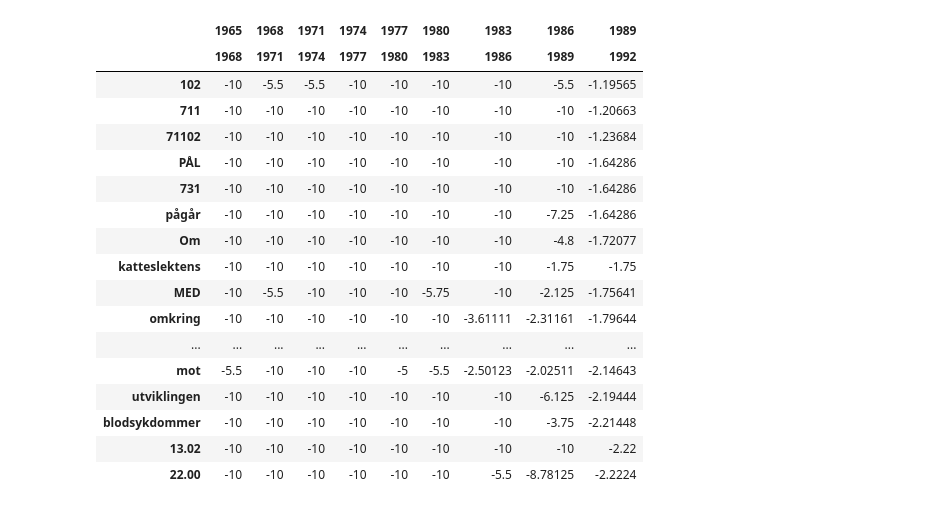
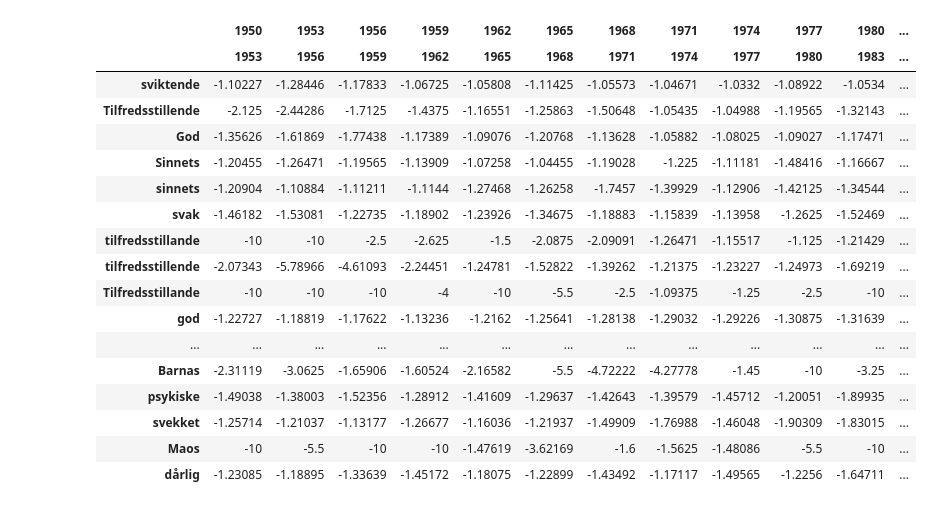
Before and after one commit to Yoonsen/HeCore, a Jupyter notebook: collocations-hecore.ipynb, the cells around one changed output. Drawn from its saved outputs; the diff is of its cells as text; code cells hidden in the pictures.

```diff
--- a/collocations-hecore.ipynb
+++ b/collocations-hecore.ipynb
@@ -101,0 +102,2 @@ def make_scores(word, period=(1965, 1990), before=10, after=10):
+# %%
+helse_l, helse_left = make_collocations('helse', period=(1950, 2000), before=10, after=0)
@@ -145,21 +205,21 @@ behandler:  1989 1992
 # %%
-show_frame(hiv_left, colnum=8, fillval=-10, up=False, axis=1)
+show_frame(helse_left, colnum = 8, fillval = -10, up = False, axis = 1)
 # %% [output]
-|  | 1965 | 1968 | 1971 | 1974 | 1977 | 1980 | 1983 | 1986 | 1989 |
-|  | 1968 | 1971 | 1974 | 1977 | 1980 | 1983 | 1986 | 1989 | 1992 |
-| 102 | -10 | -5.5 | -5.5 | -10 | -10 | -10 | -10 | -5.5 | -1.19565 |
-| 711 | -10 | -10 | -10 | -10 | -10 | -10 | -10 | -10 | -1.20663 |
-| 71102 | -10 | -10 | -10 | -10 | -10 | -10 | -10 | -10 | -1.23684 |
-| PÅL | -10 | -10 | -10 | -10 | -10 | -10 | -10 | -10 | -1.64286 |
-| 731 | -10 | -10 | -10 | -10 | -10 | -10 | -10 | -10 | -1.64286 |
-| pågår | -10 | -10 | -10 | -10 | -10 | -10 | -10 | -7.25 | -1.64286 |
-| Om | -10 | -10 | -10 | -10 | -10 | -10 | -10 | -4.8 | -1.72077 |
-| katteslektens | -10 | -10 | -10 | -10 | -10 | -10 | -10 | -1.75 | -1.75 |
-| MED | -10 | -5.5 | -10 | -10 | -10 | -5.75 | -10 | -2.125 | -1.75641 |
-| omkring | -10 | -10 | -10 | -10 | -10 | -10 | -3.61111 | -2.31161 | -1.79644 |
-| ... | ... | ... | ... | ... | ... | ... | ... | ... | ... |
-| mot | -5.5 | -10 | -10 | -10 | -5 | -5.5 | -2.50123 | -2.02511 | -2.14643 |
-| utviklingen | -10 | -10 | -10 | -10 | -10 | -10 | -10 | -6.125 | -2.19444 |
-| blodsykdommer | -10 | -10 | -10 | -10 | -10 | -10 | -10 | -3.75 | -2.21448 |
-| 13.02 | -10 | -10 | -10 | -10 | -10 | -10 | -10 | -10 | -2.22 |
-| 22.00 | -10 | -10 | -10 | -10 | -10 | -10 | -5.5 | -8.78125 | -2.2224 |
+|  | 1950 | 1953 | 1956 | 1959 | 1962 | 1965 | 1968 | 1971 | 1974 | 1977 | 1980 | ... |
+|  | 1953 | 1956 | 1959 | 1962 | 1965 | 1968 | 1971 | 1974 | 1977 | 1980 | 1983 | ... |
+| sviktende | -1.10227 | -1.28446 | -1.17833 | -1.06725 | -1.05808 | -1.11425 | -1.05573 | -1.04671 | -1.0332 | -1.08922 | -1.0534 | ... |
+| Tilfredsstillende | -2.125 | -2.44286 | -1.7125 | -1.4375 | -1.16551 | -1.25863 | -1.50648 | -1.05435 | -1.04988 | -1.19565 | -1.32143 | ... |
+| God | -1.35626 | -1.61869 | -1.77438 | -1.17389 | -1.09076 | -1.20768 | -1.13628 | -1.05882 | -1.08025 | -1.09027 | -1.17471 | ... |
+| Sinnets | -1.20455 | -1.26471 | -1.19565 | -1.13909 | -1.07258 | -1.04455 | -1.19028 | -1.225 | -1.11181 | -1.48416 | -1.16667 | ... |
+| sinnets | -1.20904 | -1.10884 | -1.11211 | -1.1144 | -1.27468 | -1.26258 | -1.7457 | -1.39929 | -1.12906 | -1.42125 | -1.34544 | ... |
+| svak | -1.46182 | -1.53081 | -1.22735 | -1.18902 | -1.23926 | -1.34675 | -1.18883 | -1.15839 | -1.13958 | -1.2625 | -1.52469 | ... |
+| tilfredsstillande | -10 | -10 | -2.5 | -2.625 | -1.5 | -2.0875 | -2.09091 | -1.26471 | -1.15517 | -1.125 | -1.21429 | ... |
+| tilfredsstillende | -2.07343 | -5.78966 | -4.61093 | -2.24451 | -1.24781 | -1.52822 | -1.39262 | -1.21375 | -1.23227 | -1.24973 | -1.69219 | ... |
+| Tilfredsstillande | -10 | -10 | -10 | -4 | -10 | -5.5 | -2.5 | -1.09375 | -1.25 | -2.5 | -10 | ... |
+| god | -1.22727 | -1.18819 | -1.17622 | -1.13236 | -1.2162 | -1.25641 | -1.28138 | -1.29032 | -1.29226 | -1.30875 | -1.31639 | ... |
+| ... | ... | ... | ... | ... | ... | ... | ... | ... | ... | ... | ... | ... |
+| Barnas | -2.31119 | -3.0625 | -1.65906 | -1.60524 | -2.16582 | -5.5 | -4.72222 | -4.27778 | -1.45 | -10 | -3.25 | ... |
+| psykiske | -1.49038 | -1.38003 | -1.52356 | -1.28912 | -1.41609 | -1.29637 | -1.42643 | -1.39579 | -1.45712 | -1.20051 | -1.89935 | ... |
+| svekket | -1.25714 | -1.21037 | -1.13177 | -1.26677 | -1.16036 | -1.21937 | -1.49909 | -1.76988 | -1.46048 | -1.90309 | -1.83015 | ... |
+| Maos | -10 | -5.5 | -10 | -10 | -1.47619 | -3.62169 | -1.6 | -1.5625 | -1.48086 | -5.5 | -10 | ... |
+| dårlig | -1.23085 | -1.18895 | -1.33639 | -1.45172 | -1.18075 | -1.22899 | -1.43492 | -1.17117 | -1.49565 | -1.2256 | -1.64711 | ... |
```
Also changed, not shown: parts of 18 cells of this notebook, 8 other files.
